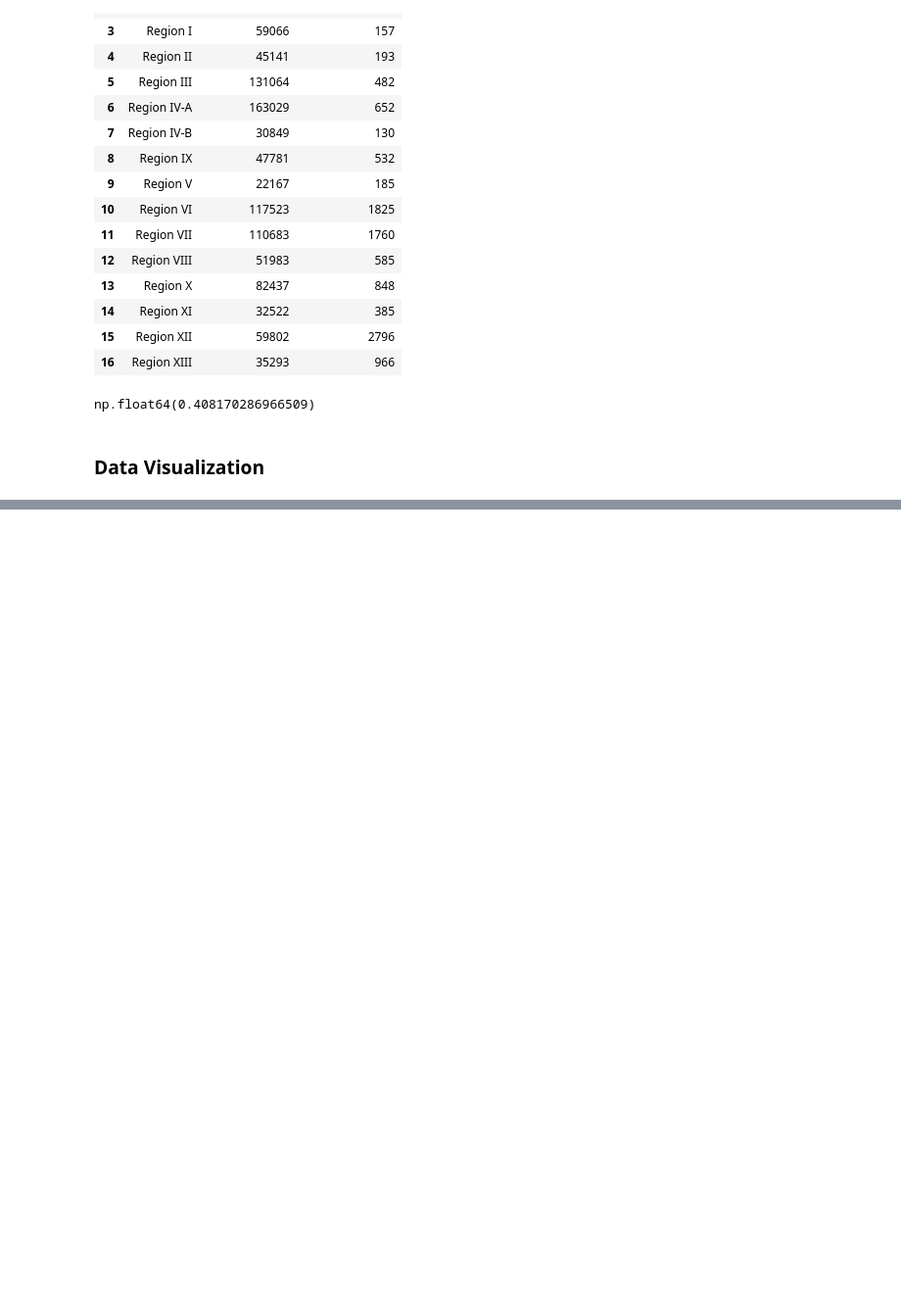
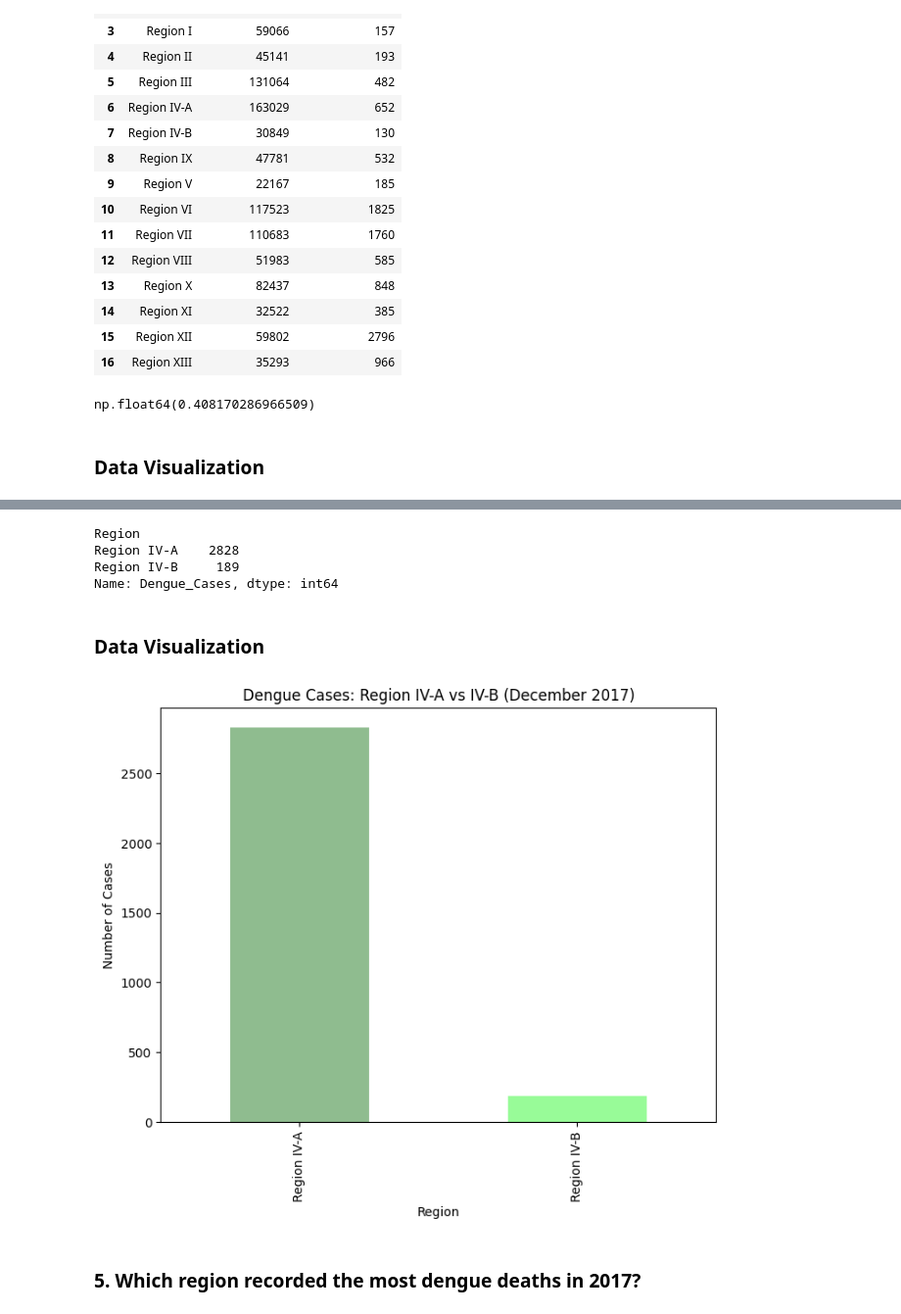
Before and after one commit to alleysOonie/ELEC303-DATA-ANALYTICS-CALDERON, a Jupyter notebook: Project3_PH_Data_Analysis.ipynb, the cells around one changed output, grey strips where cells are left out. Shown at 98% size. Cells and saved outputs as stored; diff of their text form; code cells hidden in the pictures; blank space fills up the shorter version.

```diff
--- a/Project3_PH_Data_Analysis.ipynb
+++ b/Project3_PH_Data_Analysis.ipynb
@@ -78,0 +194,21 @@ np.float64(0.408170286966509)
+# %%
+IVA_IVB = dec_dengue.groupby('Region')['Dengue_Cases'].sum().loc[['Region IV-A','Region IV-B']]
+# %%
+IVA_IVB
+# %% [output]
+Region
+Region IV-A    2828
+Region IV-B     189
+Name: Dengue_Cases, dtype: int64
+# %% [markdown]
+<h3> Data Visualization </h3>
+# %%
+IVA_IVB.plot(kind='bar', color=['darkseagreen','palegreen'], figsize=(8,6))
+plt.title('Dengue Cases: Region IV-A vs IV-B (December 2017)')
+plt.xlabel('Region')
+plt.ylabel('Number of Cases')
+plt.show()
+# %% [output]
+[figure, added]
+# %% [markdown]
+<h3> 5. Which region recorded the most dengue deaths in 2017? </h3>
```
Also changed, not shown: parts of 22 cells of this notebook.
